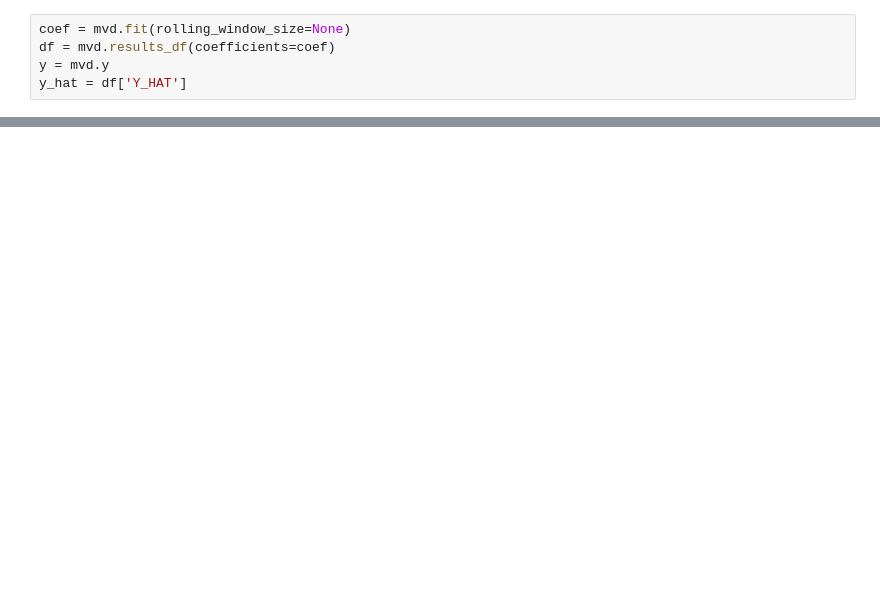
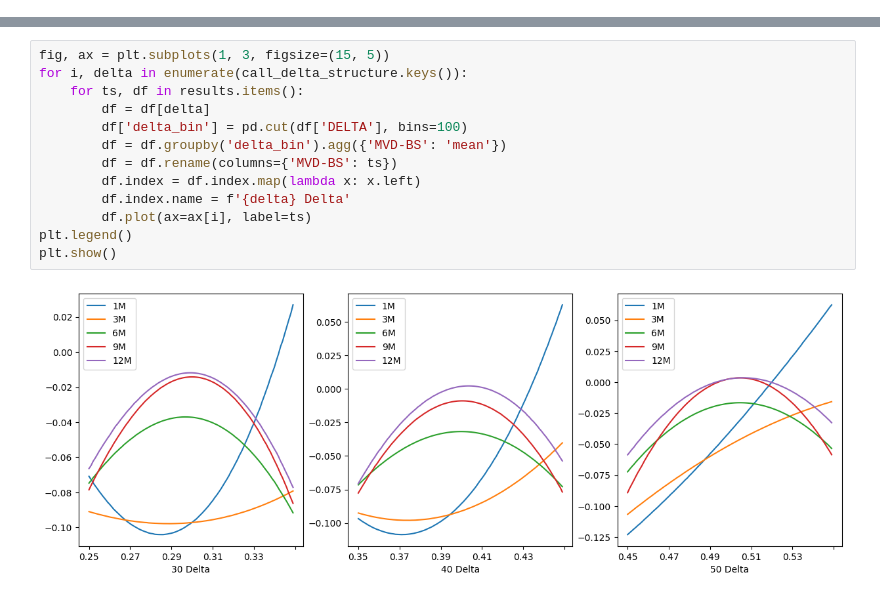
Before and after one commit to joekirk/cqf, a Jupyter notebook: notebooks/assignment/mvd.ipynb, the cells around one changed output, grey strips where cells are left out. Saved outputs shown, nothing was run; the diff lists cells and outputs as text; blank space fills up the shorter version.

```diff
--- a/notebooks/assignment/mvd.ipynb
+++ b/notebooks/assignment/mvd.ipynb
@@ -24,5 +54,0 @@ mvd = MinimumVarianceDelta(
-# %%
-coef = mvd.fit(rolling_window_size=None)
-df = mvd.results_df(coefficients=coef)
-y = mvd.y
-y_hat = df['Y_HAT']
@@ -152,0 +78,15 @@ deltas
+# %%
+fig, ax = plt.subplots(1, 3, figsize=(15, 5))
+for i, delta in enumerate(call_delta_structure.keys()):
+    for ts, df in results.items():
+        df = df[delta]
+        df['delta_bin'] = pd.cut(df['DELTA'], bins=100)
+        df = df.groupby('delta_bin').agg({'MVD-BS': 'mean'})
+        df = df.rename(columns={'MVD-BS': ts})
+        df.index = df.index.map(lambda x: x.left)
+        df.index.name = f'{delta} Delta'
+        df.plot(ax=ax[i], label=ts)
+plt.legend()
+plt.show()
+# %% [output]
+[figure, added]
```
Also changed, not shown: parts of 20 cells of this notebook, 22 other files.
